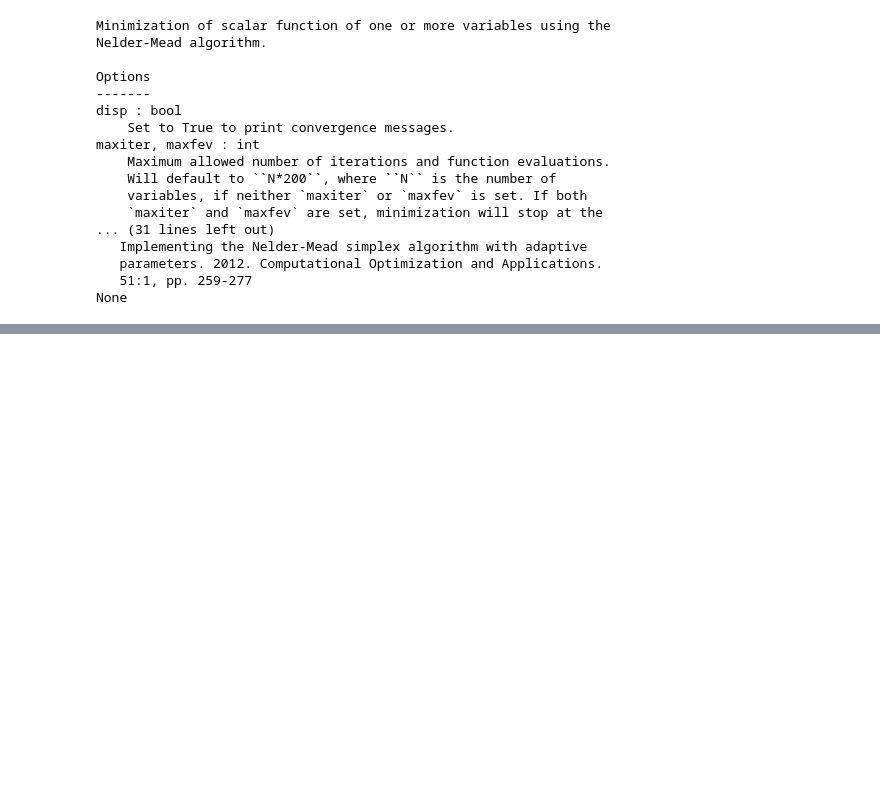
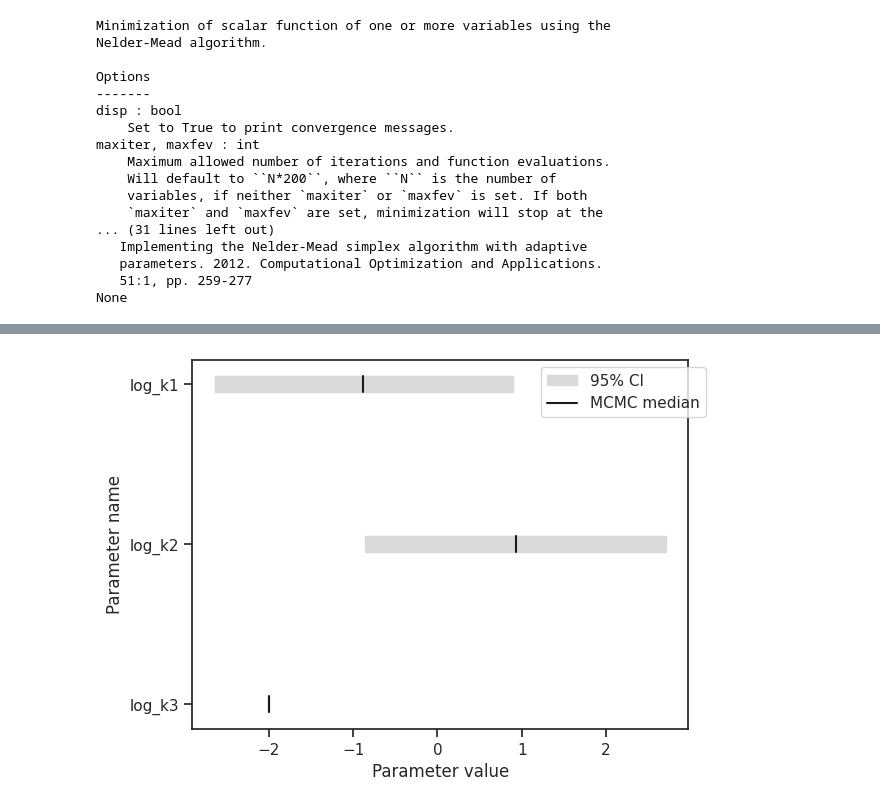
Before and after one commit to LarkinIt/BayesianBenchmark, a Jupyter notebook: test_pipeline.ipynb, the cells around one changed output, grey strips where cells are left out. Saved outputs shown, nothing was run; the diff lists cells and outputs as text; code cells hidden in the pictures; blank space fills up the shorter version.

```diff
--- a/test_pipeline.ipynb
+++ b/test_pipeline.ipynb
@@ -179,0 +167,4 @@ ax = visualize.sampling_scatter(result, size=[13, 6])
+# %%
+ax = visualize.sampling_parameter_cis(result)
+# %% [output]
+[figure, added]
```
Also changed, not shown: parts of 16 cells of this notebook.
